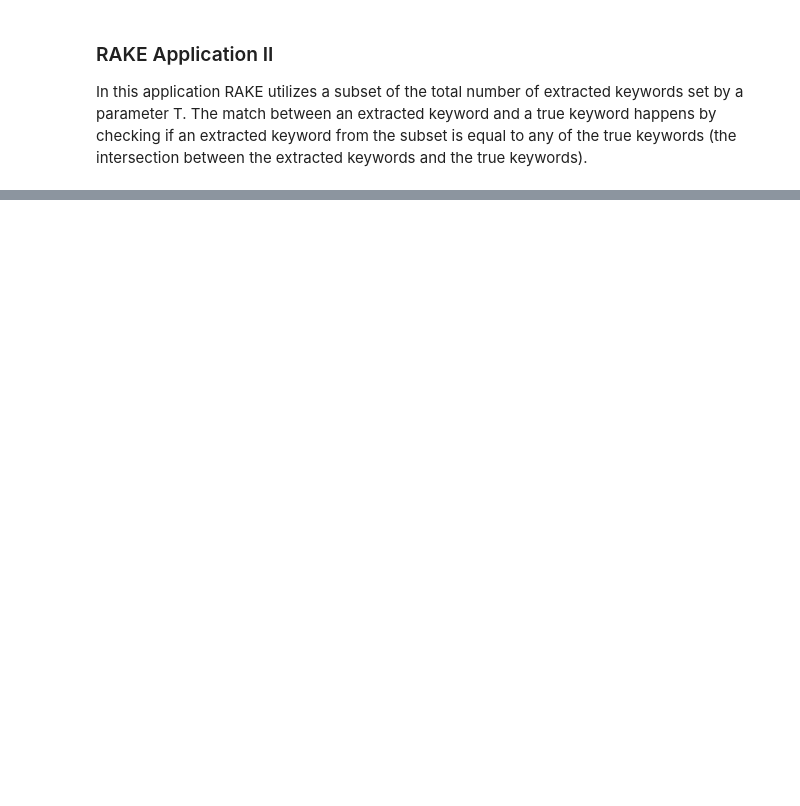
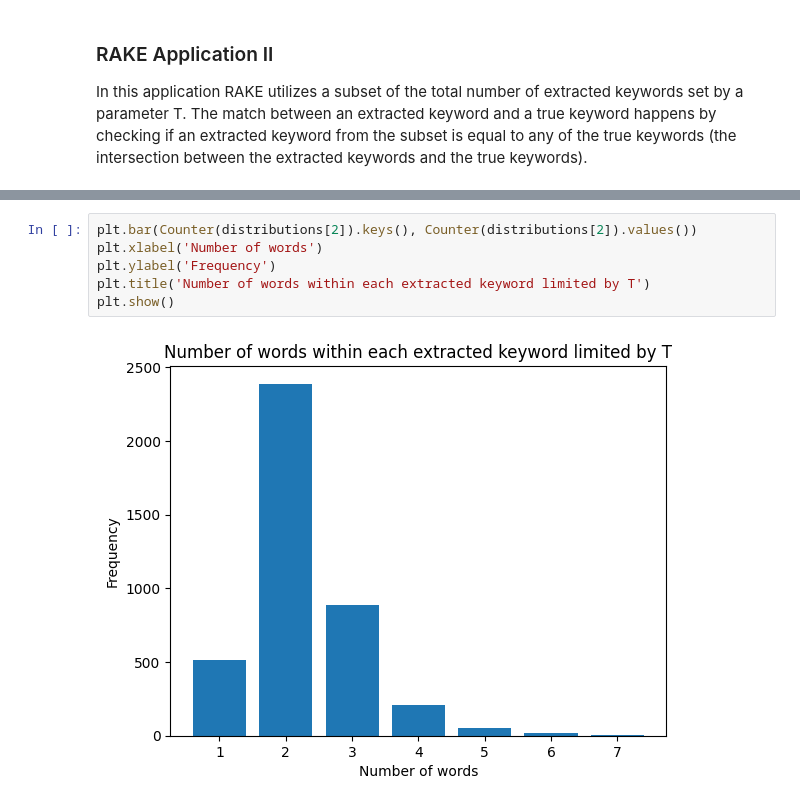
Before and after one commit to GeorgeM2000/Automatic-Keyword-Extraction, a Jupyter notebook: Automatic_Keyword_Extraction_from_Documents.ipynb, the cells around one changed output, grey strips where cells are left out. Saved outputs shown, nothing was run; the diff lists cells and outputs as text; blank space fills up the shorter version.

```diff
--- a/Automatic_Keyword_Extraction_from_Documents.ipynb
+++ b/Automatic_Keyword_Extraction_from_Documents.ipynb
@@ -1240,0 +1678,8 @@ True positives: 3216
+# %%
+plt.bar(Counter(distributions[2]).keys(), Counter(distributions[2]).values())
+plt.xlabel('Number of words')
+plt.ylabel('Frequency')
+plt.title('Number of words within each extracted keyword limited by T')
+plt.show()
+# %% [output]
+[figure, added]
```
Also changed, not shown: parts of 74 cells of this notebook, 1 other file.
